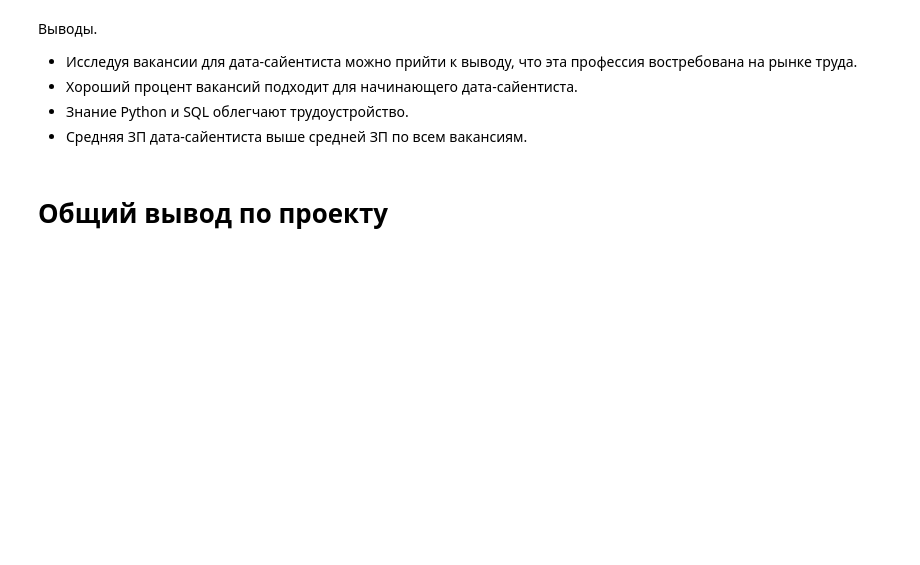
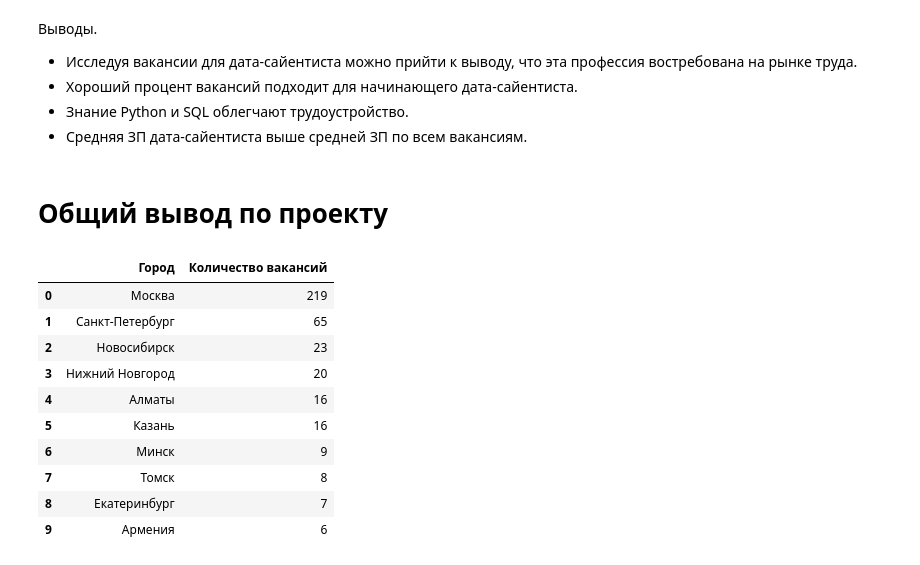
Before and after one commit to catlordd/project_2, a Jupyter notebook: Project_2.ipynb, the cells around one changed output. Saved outputs shown, nothing was run; the diff lists cells and outputs as text; code cells hidden in the pictures; blank space fills up the shorter version.

```diff
--- a/Project_2.ipynb
+++ b/Project_2.ipynb
@@ -627,3 +620,36 @@ df
 + Средняя ЗП дата-сайентиста выше средней ЗП по всем вакансиям.
 # %% [markdown]
 # Общий вывод по проекту
+# %%
+query = f'''
+SELECT
+     a.name "Город",
+     COUNT(*) "Количество вакансий"
+FROM VACANCIES v
+JOIN AREAS a ON v.area_id = a.id
+WHERE (LOWER(v.name) LIKE '%data%scientist%'
+    OR LOWER(v.name) LIKE '%data%science%'
+    OR LOWER(v.name) LIKE '%исследователь%данных%'
+    OR LOWER(v.name) LIKE '%machine%learning%'
+    OR LOWER(v.name) LIKE '%машинн%обучен%'
+    OR (v.name LIKE '%ML%' AND v.name NOT LIKE '%HTML%'))
+GROUP BY
+     a.id
+ORDER BY 2 DESC
+LIMIT 10
+'''
+# %%
+df = pd.read_sql_query(query, connection)
+df
+# %% [output]
+|  | Город | Количество вакансий |
+| 0 | Москва | 219 |
+| 1 | Санкт-Петербург | 65 |
+| 2 | Новосибирск | 23 |
+| 3 | Нижний Новгород | 20 |
+| 4 | Алматы | 16 |
+| 5 | Казань | 16 |
+| 6 | Минск | 9 |
+| 7 | Томск | 8 |
+| 8 | Екатеринбург | 7 |
+| 9 | Армения | 6 |
```
Also changed, not shown: parts of 6 cells of this notebook.
